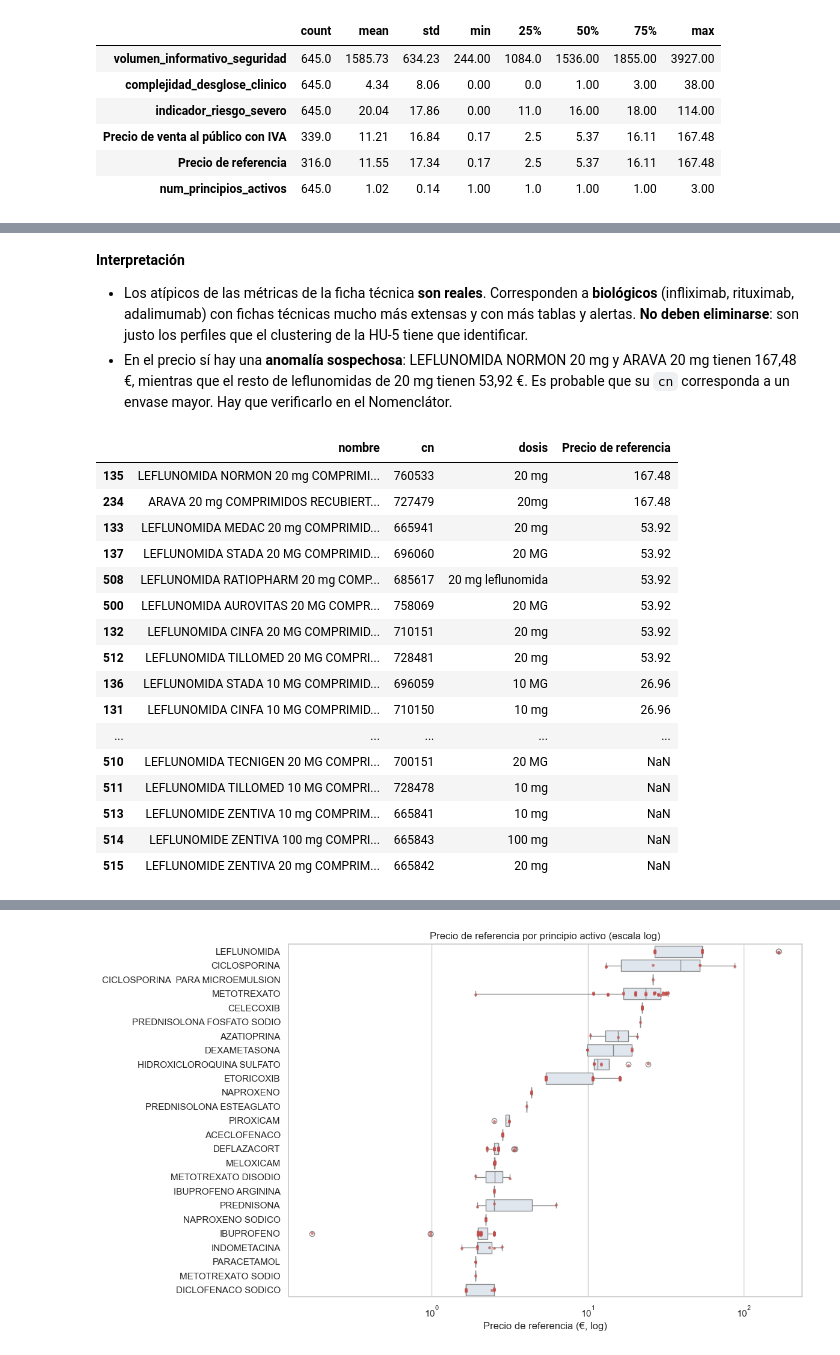
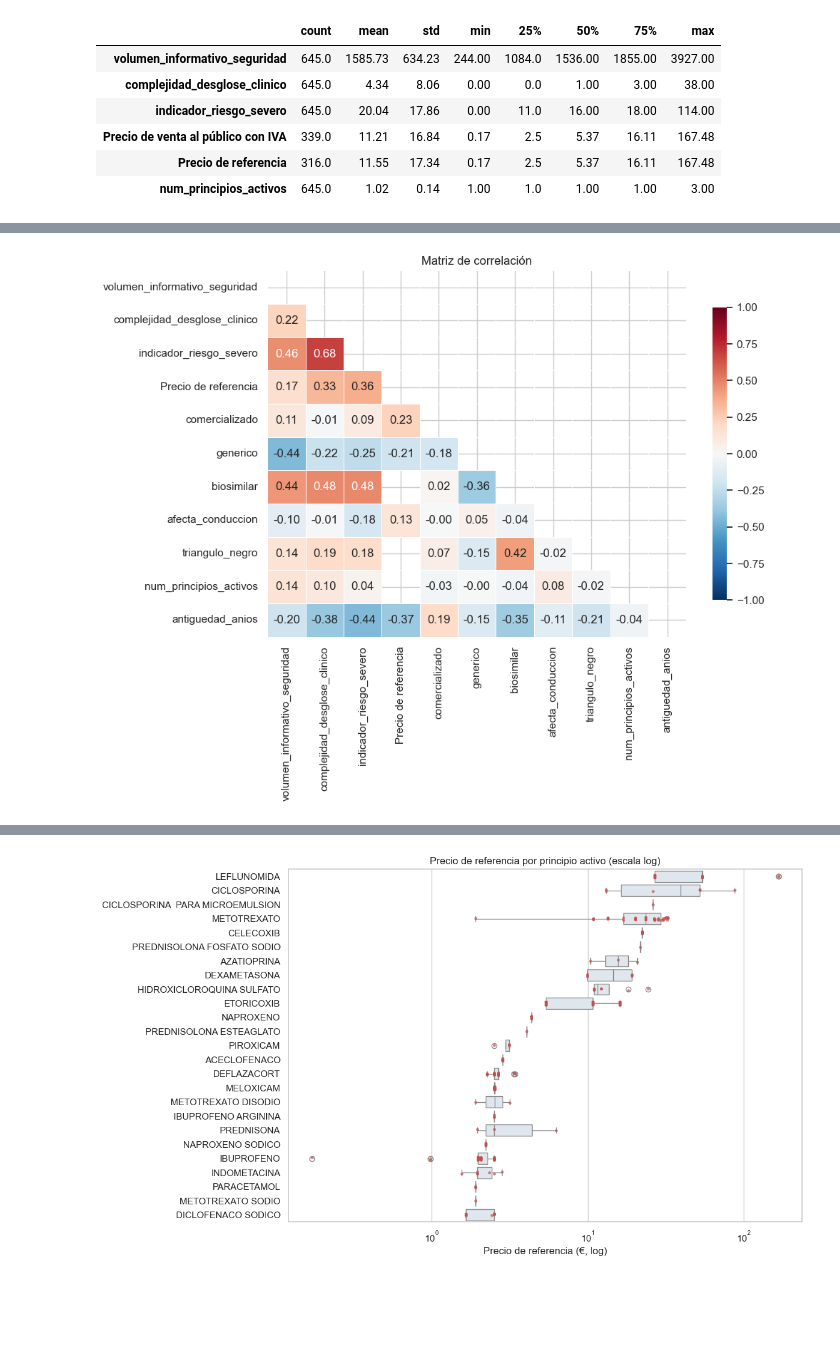
Before and after one commit to pedrinch10/Arthena4, a Jupyter notebook: codigo_HU4_HU5/HU4_EDA_medicamentos.ipynb, the cells around one changed output, grey strips where cells are left out. Saved outputs shown, nothing was run; the diff lists cells and outputs as text; code cells hidden in the pictures; blank space fills up the shorter version.

```diff
--- a/codigo_HU4_HU5/HU4_EDA_medicamentos.ipynb
+++ b/codigo_HU4_HU5/HU4_EDA_medicamentos.ipynb
@@ -282,7 +282,9 @@ Comprobar si los valores que no tienen precio pertenecen a algún grupo concreto
 - Opción 1: Dividir entre las diferentes Formulas Farmacéuticas
 - Opción 2: Si pertenece o no al grupo de Biosimilar
 # %%
-df["precio_nulo"] = df["Precio de referencia"].isna()
+# Como indicador de si una fila tiene un precio de referencia se utiliza
+# "Precio de venta al público con IVA" al contener menos valores nulos que "Precio de Referencia"
+df["precio_nulo"] = df["Precio de venta al público con IVA"].isna()
 
 fig, axes = plt.subplots(1, 2, figsize=(13, 4.5))
 
@@ -575,10 +543,0 @@ dtype: float64
-# %%
-# ¿Cambian las métricas según el tipo de medicamento? (biológico frente a no biológico)
-df["tipo_admin"] = np.where(df["forma_farmaceutica_simplificada"].str.contains("INYECTABLE"), "Inyectable", "No inyectable")
-
-fig, axes = plt.subplots(1, 3, figsize=(15, 4))
-for ax, col in zip(axes, metricas[:3]):
-    sns.boxplot(data=df, x="tipo_admin", y=col, ax=ax, hue="tipo_admin", palette=["#4f81bd", "#c0504d"], legend=False)
-    ax.set_title(col); ax.set_xlabel("")
-plt.tight_layout()
-plt.show()
@@ -633,26 +549,18 @@ INFLECTRA 100 MG POLVO PARA CONCENTRADO PARA SOLUCION PARA PERFUSION INFLIXIMAB
-# %% [markdown]
-**Interpretación**
-
-- Los atípicos de las métricas de la ficha técnica **son reales**. Corresponden a **biológicos** (infliximab, rituximab, adalimumab) con fichas técnicas mucho más extensas y con más tablas y alertas. **No deben eliminarse**: son justo los perfiles que el clustering de la HU-5 tiene que identificar.
-- En el precio sí hay una **anomalía sospechosa**: LEFLUNOMIDA NORMON 20 mg y ARAVA 20 mg tienen 167,48 €, mientras que el resto de leflunomidas de 20 mg tienen 53,92 €. Es probable que su `cn` corresponda a un envase mayor. Hay que verificarlo en el Nomenclátor.
-# %%
-df[df["pactivos"] == "LEFLUNOMIDA"][["nombre", "cn", "dosis", "Precio de referencia"]] \
-    .sort_values("Precio de referencia", ascending=False)
-# %% [output]
-|  | nombre | cn | dosis | Precio de referencia |
-| 135 | LEFLUNOMIDA NORMON 20 mg COMPRIMI... | 760533 | 20 mg | 167.48 |
-| 234 | ARAVA 20 mg COMPRIMIDOS RECUBIERT... | 727479 | 20mg | 167.48 |
-| 133 | LEFLUNOMIDA MEDAC 20 mg COMPRIMID... | 665941 | 20 mg | 53.92 |
-| 137 | LEFLUNOMIDA STADA 20 MG COMPRIMID... | 696060 | 20 MG | 53.92 |
-| 508 | LEFLUNOMIDA RATIOPHARM 20 mg COMP... | 685617 | 20 mg leflunomida | 53.92 |
-| 500 | LEFLUNOMIDA AUROVITAS 20 MG COMPR... | 758069 | 20 MG | 53.92 |
-| 132 | LEFLUNOMIDA CINFA 20 MG COMPRIMID... | 710151 | 20 mg | 53.92 |
-| 512 | LEFLUNOMIDA TILLOMED 20 MG COMPRI... | 728481 | 20 mg | 53.92 |
-| 136 | LEFLUNOMIDA STADA 10 MG COMPRIMID... | 696059 | 10 MG | 26.96 |
-| 131 | LEFLUNOMIDA CINFA 10 MG COMPRIMID... | 710150 | 10 mg | 26.96 |
-| ... | ... | ... | ... | ... |
-| 510 | LEFLUNOMIDA TECNIGEN 20 MG COMPRI... | 700151 | 20 MG | NaN |
-| 511 | LEFLUNOMIDA TILLOMED 10 MG COMPRI... | 728478 | 10 mg | NaN |
-| 513 | LEFLUNOMIDE ZENTIVA 10 mg COMPRIM... | 665841 | 10 mg | NaN |
-| 514 | LEFLUNOMIDE ZENTIVA 100 mg COMPRI... | 665843 | 100 mg | NaN |
-| 515 | LEFLUNOMIDE ZENTIVA 20 mg COMPRIM... | 665842 | 20 mg | NaN |
+# %%
+cols_corr = ["volumen_informativo_seguridad", "complejidad_desglose_clinico", "indicador_riesgo_severo",
+             "Precio de referencia", "comercializado", "generico", "biosimilar",
+             "afecta_conduccion", "triangulo_negro", "num_principios_activos"]
+df["antiguedad_anios"] = (pd.Timestamp.today() - df["estado_aut"]).dt.days / 365.25
+cols_corr.append("antiguedad_anios")
+
+corr = df[cols_corr].corr(method="spearman")
+mask = np.triu(np.ones_like(corr, dtype=bool))
+
+fig, ax = plt.subplots(figsize=(10, 8))
+sns.heatmap(corr, mask=mask, annot=True, fmt=".2f", cmap="RdBu_r", center=0, vmin=-1, vmax=1,
+            linewidths=0.5, cbar_kws={"shrink": 0.8}, ax=ax)
+ax.set_title("Matriz de correlación")
+plt.tight_layout()
+plt.show()
+# %% [output]
+[figure, added]
```
Also changed, not shown: parts of 28 cells of this notebook, 2 other files.
